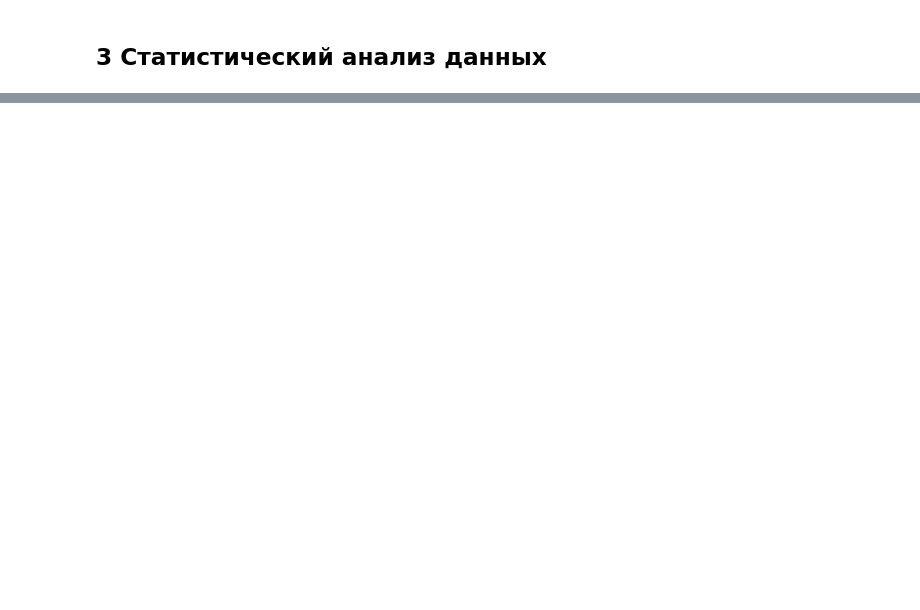
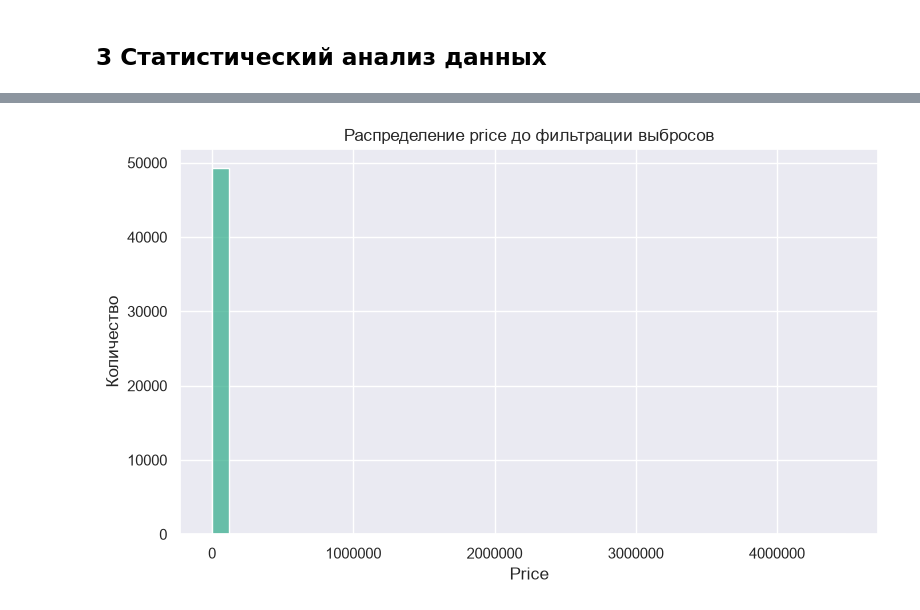
Before and after one commit to giperadmin/intro_in_ml_1, a Jupyter notebook: ML1_Introduction_jacquieb.ipynb, the cells around one changed output, grey strips where cells are left out. Cells and saved outputs as stored; diff of their text form; code cells hidden in the pictures; blank space fills up the shorter version.

```diff
--- a/ML1_Introduction_jacquieb.ipynb
+++ b/ML1_Introduction_jacquieb.ipynb
@@ -240,3 +242,7 @@ price с listing_id: 0.008090
 
 По этой матрице видно, что среди простых числовых признаков bathrooms и bedrooms немного связаны с price, но очень слабо.
 Также видно, что latitude и longitude сильно связаны друг с другом, но по отдельной линейной корреляции почти не связаны с price. Это не значит, что координаты бесполезны: связь цены с локацией может быть нелинейной, и модели вроде дерева решений или LightGBM могут использовать координаты лучше, чем простая корреляция.
+# %%
+# Оставляем только признаки и target, которые нужны по заданию.
+work_data = data[["bathrooms", "bedrooms", "interest_level", "price"]].copy()
+work_data.head()
@@ -244,0 +288,11 @@ price с listing_id: 0.008090
+# %%
+# Строим гистограмму целевой переменной до удаления выбросов.
+plt.figure(figsize=(9, 5))
+sns.histplot(work_data["price"], bins=38, kde=False)
+plt.title("Распределение price до фильтрации выбросов")
+plt.xlabel("Price")
+plt.ylabel("Количество")
+plt.ticklabel_format(style='plain', axis='x')  # отключаем 1e6
+plt.show()
+# %% [output]
+[figure, added]
```
Also changed, not shown: parts of 28 cells of this notebook.
